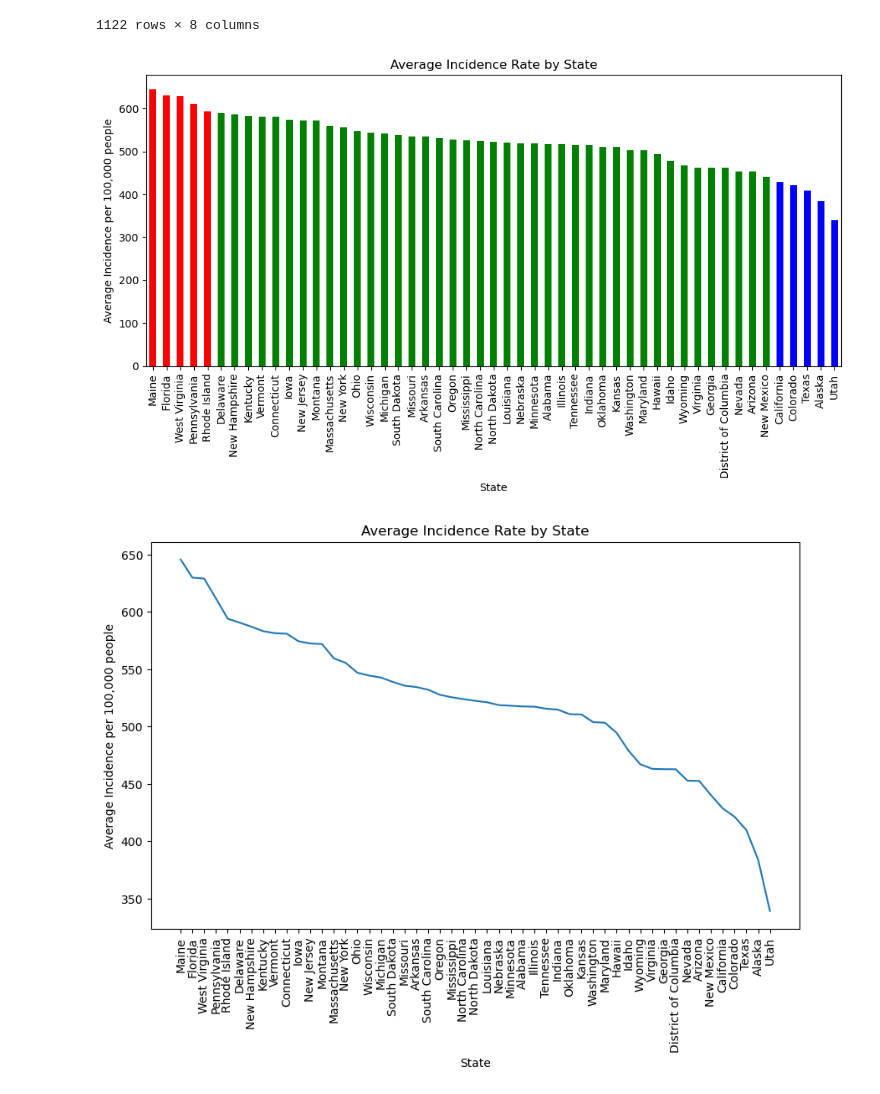
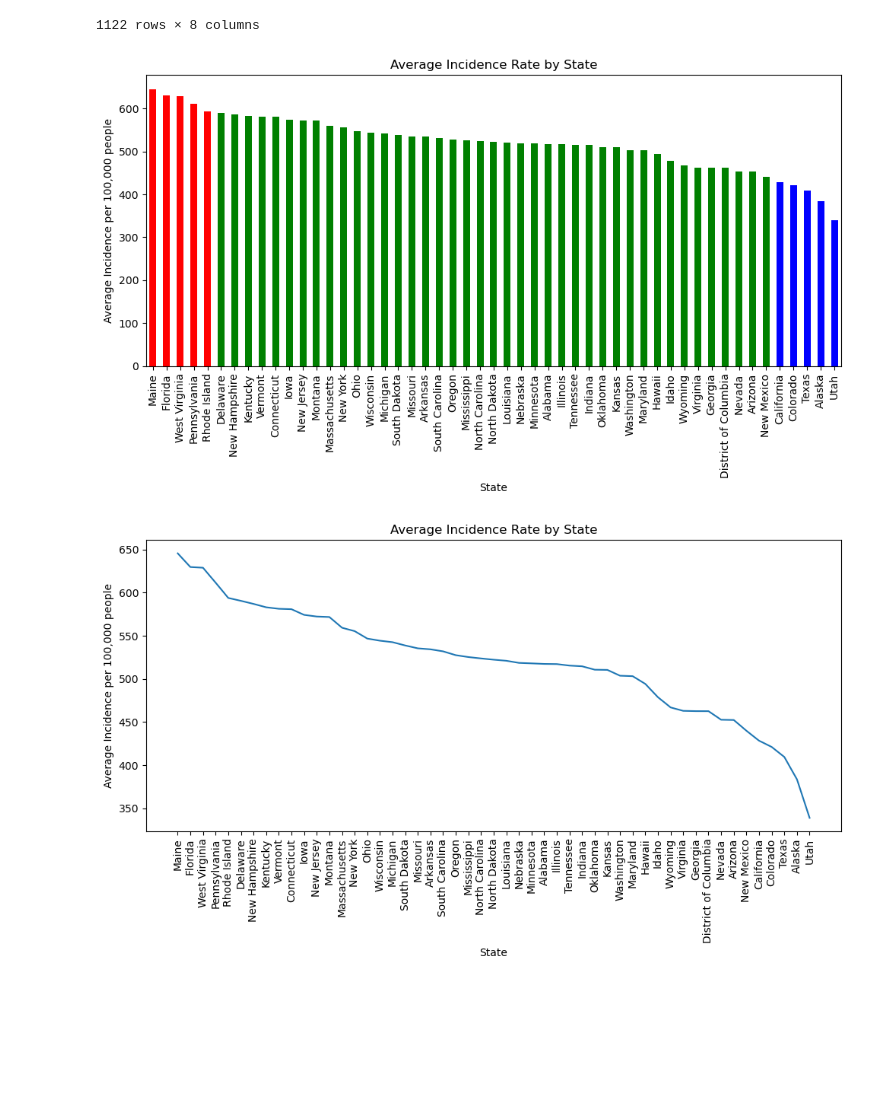
Before and after one commit to cassidyschul/American_cancer_stats, a Jupyter notebook: project_I_Location.ipynb, the cells around one changed output. Cells and saved outputs as stored; diff of their text form; code cells hidden in the pictures; blank space fills up the shorter version.

Commit message:
Cancer rate on location (revised script)
Line plot added

```diff
--- a/project_I_Location.ipynb
+++ b/project_I_Location.ipynb
@@ -132,6 +132,8 @@ plt.xlabel('State')
 plt.ylabel('Average Incidence per 100,000 people')
 plt.title('Average Incidence Rate by State')
 plt.xticks(rotation=90)
+plt.tight_layout()
+
 # Save the figure
 plt.savefig("cancer incidence line plot.png")
 plt.show()
@@ -159,32 +161,34 @@ plt.figure(figsize=(10, 6))
 top_color = 'red'
 bottom_color = 'blue'
 middle_color = 'green'
 colors = [top_color] * 5 + [middle_color] * (len(sorted_avg_mortality_rate) - 10) + [bottom_color] * 5
 
 sorted_avg_mortality_rate['Average mortality/100,000 ppl'].plot(kind='bar', color=colors)
 plt.xlabel('State')
 plt.ylabel('Average Mortality per 100,000 people')
 plt.title('Average Mortality Rate by State')
 plt.xticks(rotation=90)
 plt.tight_layout()
 
 # Save the figure
 plt.savefig("output/Mortality rate.png")
 
 #plot bar
 plt.show()
 
 # Line plot for mortality age group
 plt.figure(figsize=(10, 6))
 plt.plot(sorted_avg_mortality_rate.index, sorted_avg_mortality_rate["Average mortality/100,000 ppl"])
 plt.xlabel('State')
 plt.ylabel('Average Mortality per 100,000 people')
 plt.title('Average Mortality Rate by State')
 plt.xticks(rotation=90)
+plt.tight_layout()
+
 # Save the figure
 plt.savefig("cancer mortality line plot.png")
 plt.show()
 # %% [output]
 [figure]
-[figure, old version]
+[figure, new version]
 [figure]
```
Also changed, not shown: parts of 1 cell of this notebook, 2 other files.
